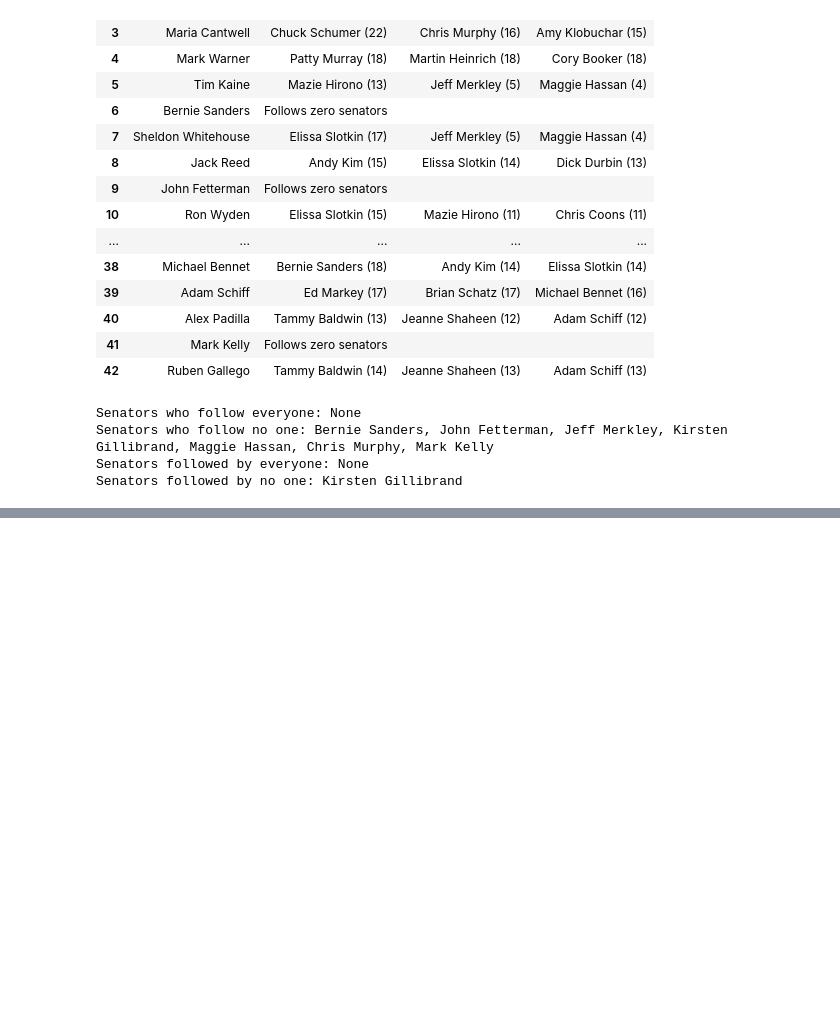
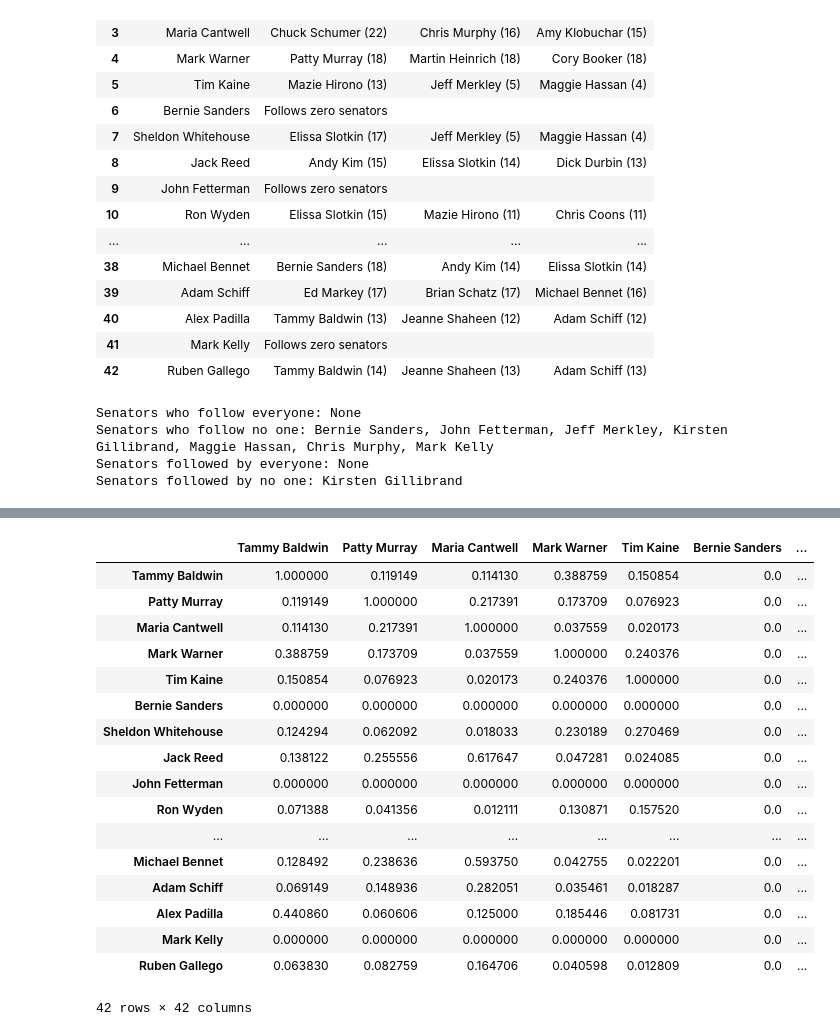
Before and after one commit to abrandontran/5350-Social-Algorithms, a Jupyter notebook: Assignment 2/part1.ipynb, the cells around one changed output, grey strips where cells are left out. Cells and saved outputs as stored; diff of their text form; code cells hidden in the pictures; blank space fills up the shorter version.

```diff
--- a/Assignment 2/part1.ipynb
+++ b/Assignment 2/part1.ipynb
@@ -441,0 +577,61 @@ Visualization and analysis
+# %%
+# ============================================================================
+# Post Jaccard Similarity
+# ============================================================================
+
+# Initialize an empty n x n matrix to store all of the post Jaccard similarity
+# calculations for each pair of senators
+post_jaccard_matrix = np.zeros((n, n))
+
+# Iterate through each pair of senators
+for i in range(n):
+    for j in range(n):
+        # Get the handles for senators A and B
+        a_handle = senator_handles[i]
+        b_handle = senator_handles[j]
+
+        # Get the list of posts senators A and B have in their feeds
+        a_feed_list = senator_data[a_handle].get('feed', [])
+        b_feed_list = senator_data[b_handle].get('feed', [])
+
+        # Get the uri of each post and store it in a set
+        # NOTE: The uri (Unique Resource Identifier) uniquely identifies each
+        # post
+        a_feed_set = set(post['uri'] for post in a_feed_list)
+        b_feed_set = set(post['uri'] for post in b_feed_list)
+
+        # Calculate the post Jaccard similarity score for the current pair of
+        # senators
+        score = calculate_jaccard(a_feed_set, b_feed_set)
+
+        # Set the location of (i, j) in the matrix to be the calculated score
+        post_jaccard_matrix[i][j] = score
+
+# Convert the matrix to a dataframe to make it easier to display
+df_post_jaccard = pd.DataFrame(
+    post_jaccard_matrix,
+    index=senator_names,
+    columns=senator_names
+)
+
+# Output the matrix
+display(df_post_jaccard)
+# %% [output]
+|  | Tammy Baldwin | Patty Murray | Maria Cantwell | Mark Warner | Tim Kaine | Bernie Sanders | ... |
+| Tammy Baldwin | 1.000000 | 0.119149 | 0.114130 | 0.388759 | 0.150854 | 0.0 | ... |
+| Patty Murray | 0.119149 | 1.000000 | 0.217391 | 0.173709 | 0.076923 | 0.0 | ... |
+| Maria Cantwell | 0.114130 | 0.217391 | 1.000000 | 0.037559 | 0.020173 | 0.0 | ... |
+| Mark Warner | 0.388759 | 0.173709 | 0.037559 | 1.000000 | 0.240376 | 0.0 | ... |
+| Tim Kaine | 0.150854 | 0.076923 | 0.020173 | 0.240376 | 1.000000 | 0.0 | ... |
+| Bernie Sanders | 0.000000 | 0.000000 | 0.000000 | 0.000000 | 0.000000 | 0.0 | ... |
+| Sheldon Whitehouse | 0.124294 | 0.062092 | 0.018033 | 0.230189 | 0.270469 | 0.0 | ... |
+| Jack Reed | 0.138122 | 0.255556 | 0.617647 | 0.047281 | 0.024085 | 0.0 | ... |
+| John Fetterman | 0.000000 | 0.000000 | 0.000000 | 0.000000 | 0.000000 | 0.0 | ... |
+| Ron Wyden | 0.071388 | 0.041356 | 0.012111 | 0.130871 | 0.157520 | 0.0 | ... |
+| ... | ... | ... | ... | ... | ... | ... | ... |
+| Michael Bennet | 0.128492 | 0.238636 | 0.593750 | 0.042755 | 0.022201 | 0.0 | ... |
+| Adam Schiff | 0.069149 | 0.148936 | 0.282051 | 0.035461 | 0.018287 | 0.0 | ... |
+| Alex Padilla | 0.440860 | 0.060606 | 0.125000 | 0.185446 | 0.081731 | 0.0 | ... |
+| Mark Kelly | 0.000000 | 0.000000 | 0.000000 | 0.000000 | 0.000000 | 0.0 | ... |
+| Ruben Gallego | 0.063830 | 0.082759 | 0.164706 | 0.040598 | 0.012809 | 0.0 | ... |
+42 rows × 42 columns
```
Also changed, not shown: parts of 18 cells of this notebook.
